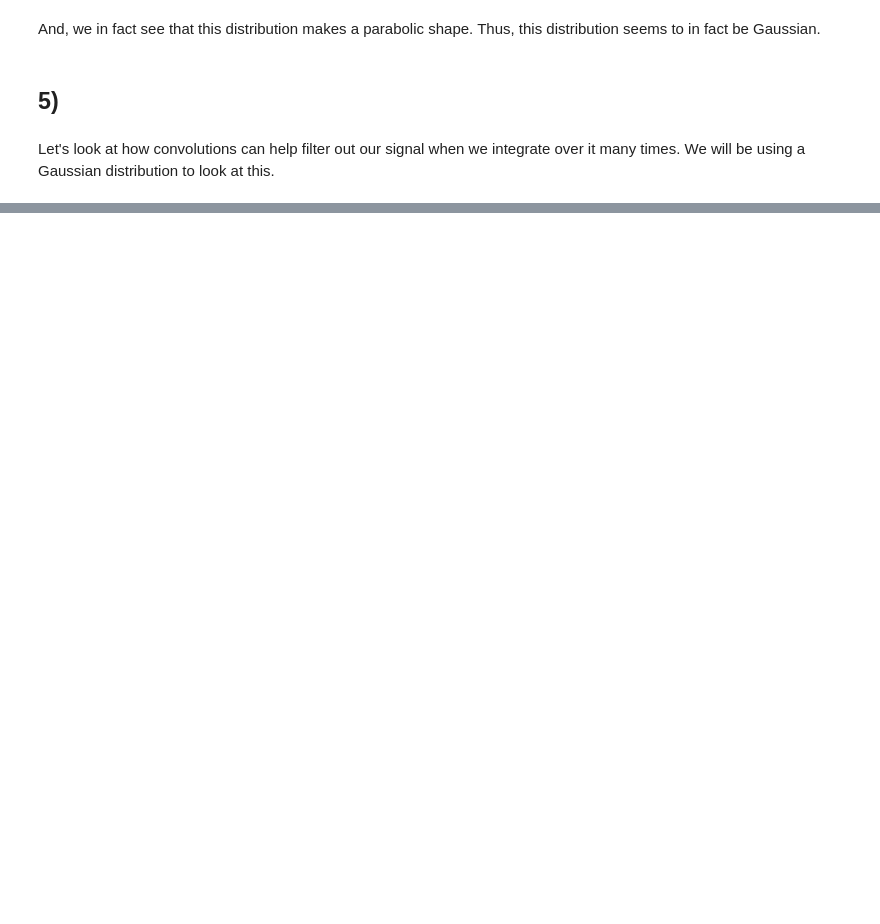
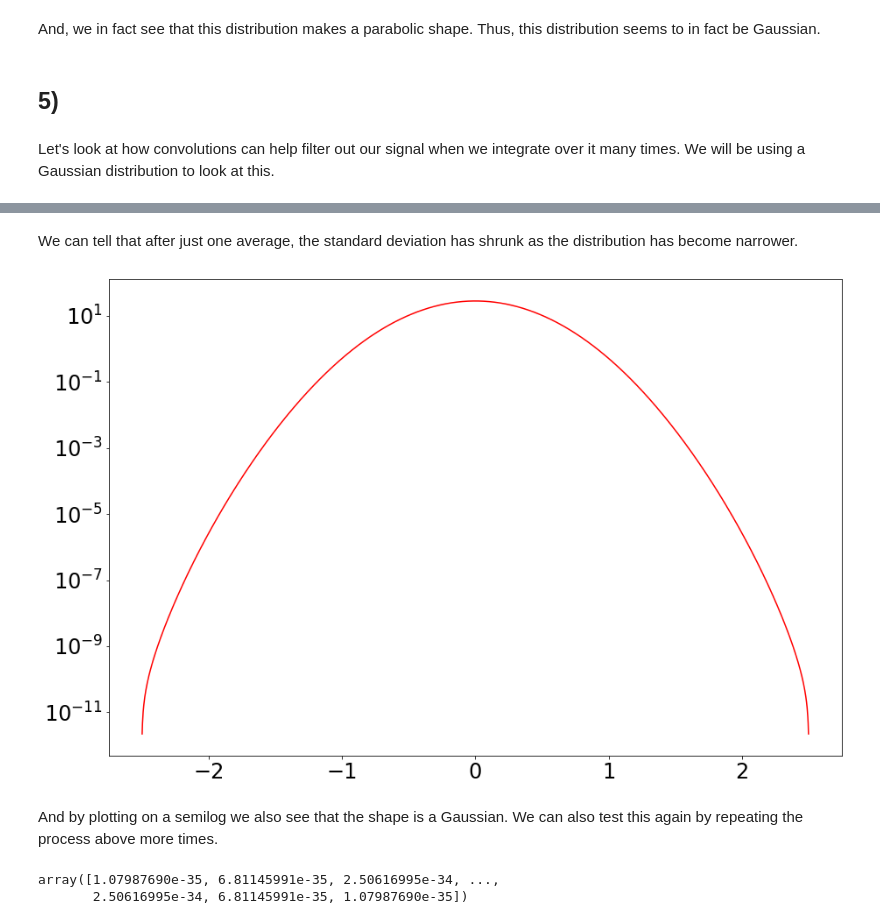
Before and after one commit to SOLHAUG13/Phys434_Autumn2021, a Jupyter notebook: HW/HW2.ipynb, the cells around one changed output, grey strips where cells are left out. Saved outputs shown, nothing was run; the diff lists cells and outputs as text; code cells hidden in the pictures; blank space fills up the shorter version.

```diff
--- a/HW/HW2.ipynb
+++ b/HW/HW2.ipynb
@@ -205,0 +234,21 @@ plt.show()
+# %% [markdown]
+We can tell that after just one average, the standard deviation has shrunk as the distribution has become narrower.
+# %%
+fig, ax = plt.subplots(1, 1)
+plt.tick_params(labelsize = 24)
+ax.plot(new_x, new_f, color='r')
+ax.set_yscale('log')
+plt.show()
+# %% [output]
+[figure, added]
+# %% [markdown]
+And by plotting on a semilog we also see that the shape is a Gaussian. We can also test this again by repeating the process above more times.
+# %%
+num_convolutions = 5
+new_f = f
+for i in range(0, num_convolutions): # We have nine OTHER dice to convolve
+    new_f = signal.convolve(new_f, f)
+new_f
+# %% [output]
+array([1.07987690e-35, 6.81145991e-35, 2.50616995e-34, ...,
+       2.50616995e-34, 6.81145991e-35, 1.07987690e-35])
```
Also changed, not shown: parts of 20 cells of this notebook, 1 other file.
